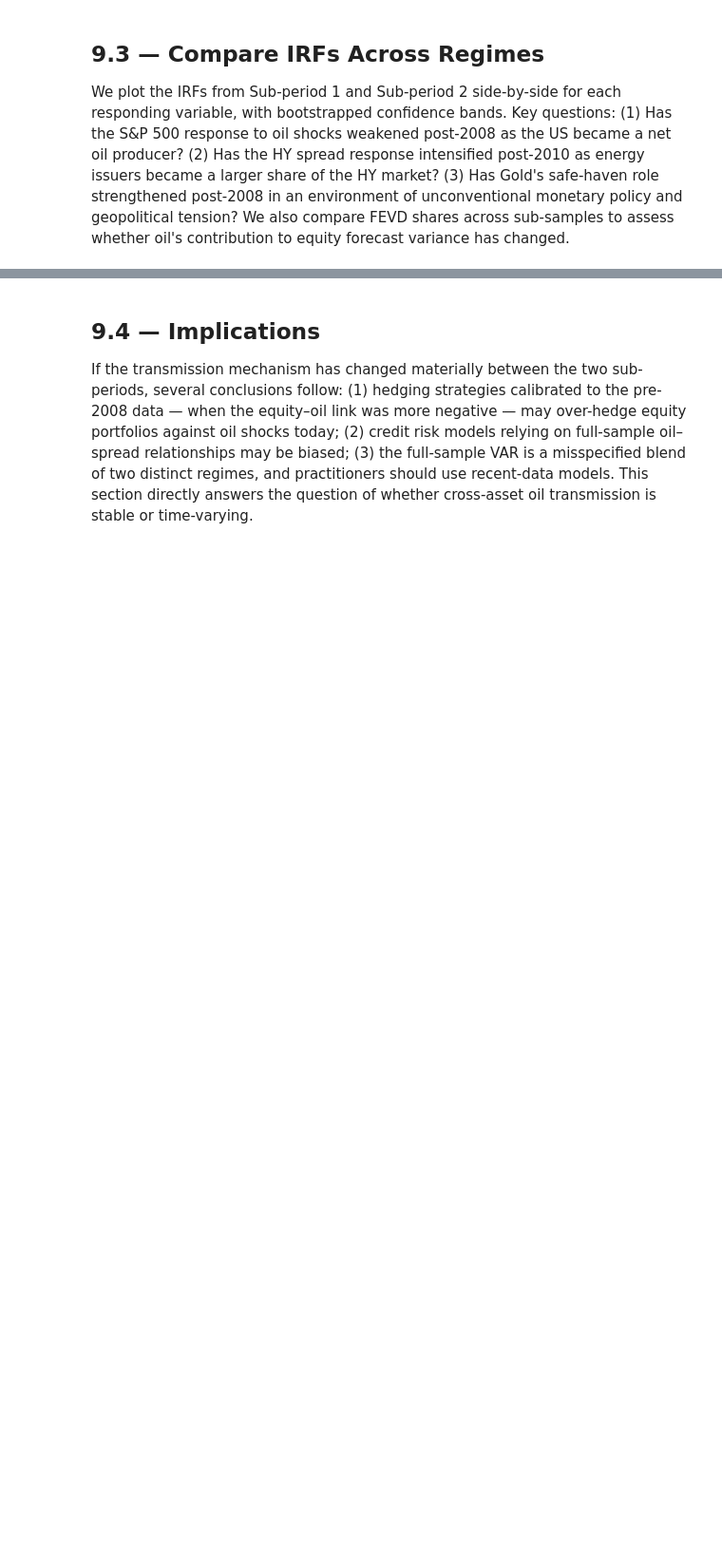
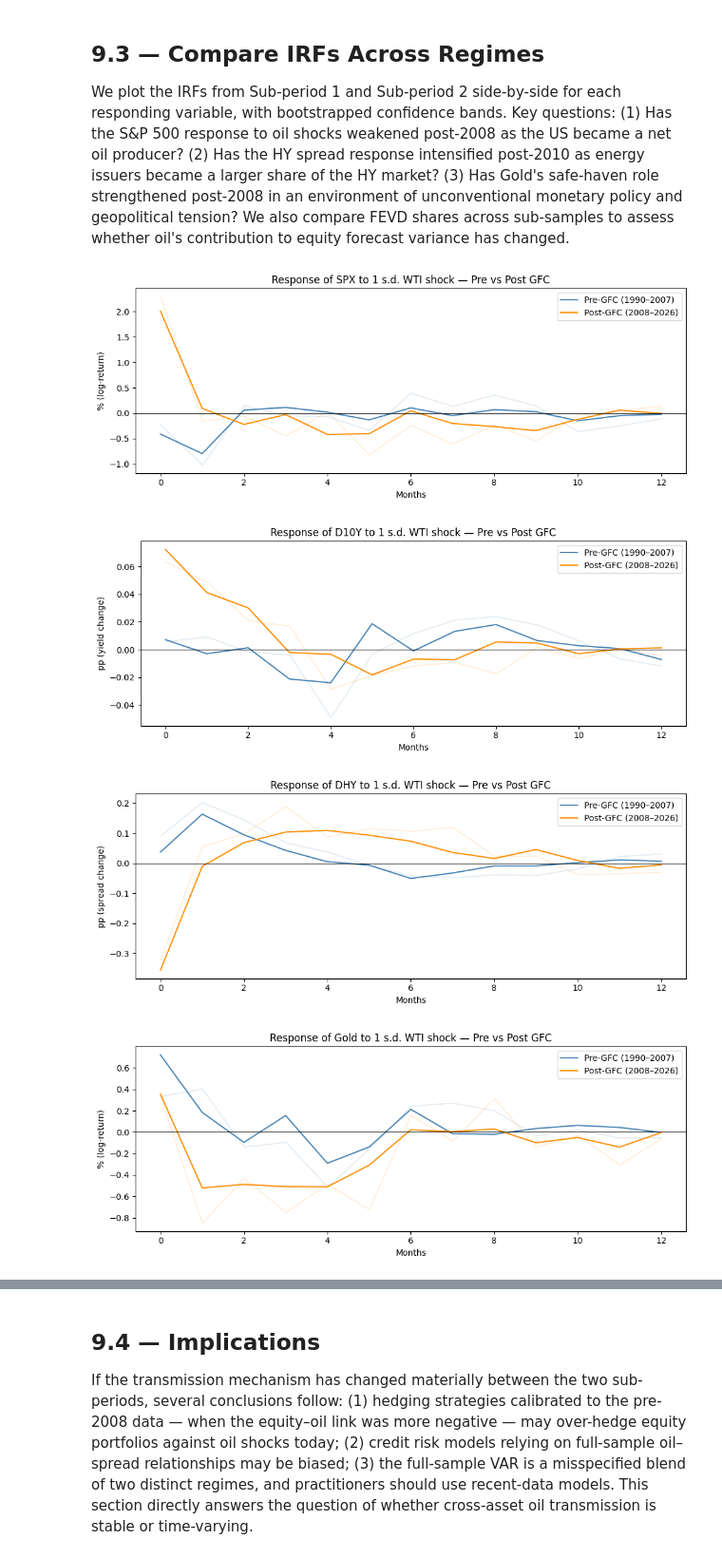
Before and after one commit to Altankaragulle/EMIF_Project_Oil, a Jupyter notebook: EMIF_Oil_Shock_Project.ipynb, the cells around one changed output, grey strips where cells are left out. Shown at 95% size. Drawn from its saved outputs; the diff is of its cells as text; code cells hidden in the pictures; blank space fills up the shorter version.

```diff
--- a/EMIF_Oil_Shock_Project.ipynb
+++ b/EMIF_Oil_Shock_Project.ipynb
@@ -1548,3 +1595,44 @@ We re-estimate the 5-variable VAR on each sub-period separately. For each sub-sa
 ## 9.3 — Compare IRFs Across Regimes
 
 We plot the IRFs from Sub-period 1 and Sub-period 2 side-by-side for each responding variable, with bootstrapped confidence bands. Key questions: (1) Has the S&P 500 response to oil shocks weakened post-2008 as the US became a net oil producer? (2) Has the HY spread response intensified post-2010 as energy issuers became a larger share of the HY market? (3) Has Gold's safe-haven role strengthened post-2008 in an environment of unconventional monetary policy and geopolitical tension? We also compare FEVD shares across sub-samples to assess whether oil's contribution to equity forecast variance has changed.
+# %%
+irf_pre = var_pre_results.irf(12)
+lo_pre, hi_pre = irf_pre.errband_mc(orth=True, repl=500, signif=0.05, seed=42)
+
+irf_post = var_post_results.irf(12)
+lo_post, hi_post = irf_post.errband_mc(orth=True, repl=500, signif=0.05, seed=42)
+
+horizons = np.arange(13)
+response_vars = ["SPX", "D10Y", "DHY", "Gold"]
+units = {"SPX": "% (log-return)", "D10Y": "pp (yield change)",
+         "DHY": "pp (spread change)", "Gold": "% (log-return)"}
+
+for response_name in response_vars:
+    r_idx = variables.index(response_name)
+    w_idx = variables.index("WTI")
+
+    resp1 = irf_pre.orth_irfs[:, r_idx, w_idx]
+    lo1 = lo_pre[:, r_idx, w_idx]
+    hi1 = hi_pre[:, r_idx, w_idx]
+
+    resp2 = irf_post.orth_irfs[:, r_idx, w_idx]
+    lo2 = lo_post[:, r_idx, w_idx]
+    hi2 = hi_post[:, r_idx, w_idx]
+
+    fig, ax = plt.subplots(figsize=(10, 4))
+    ax.plot(horizons, resp1, color="steelblue", label="Pre-GFC (1990–2007)")
+    ax.fill_between(horizons, lo1, hi1, alpha=0.15, color="steelblue")
+    ax.plot(horizons, resp2, color="darkorange", label="Post-GFC (2008–2026)")
+    ax.fill_between(horizons, lo2, hi2, alpha=0.15, color="darkorange")
+    ax.axhline(0, color="black", linewidth=0.8)
+    ax.set_title(f"Response of {response_name} to 1 s.d. WTI shock — Pre vs Post GFC")
+    ax.set_xlabel("Months")
+    ax.set_ylabel(units[response_name])
+    ax.legend()
+    plt.tight_layout()
+    plt.show()
+# %% [output]
+[figure, added]
+[figure, added]
+[figure, added]
+[figure, added]
```
Also changed, not shown: parts of 5 cells of this notebook.
